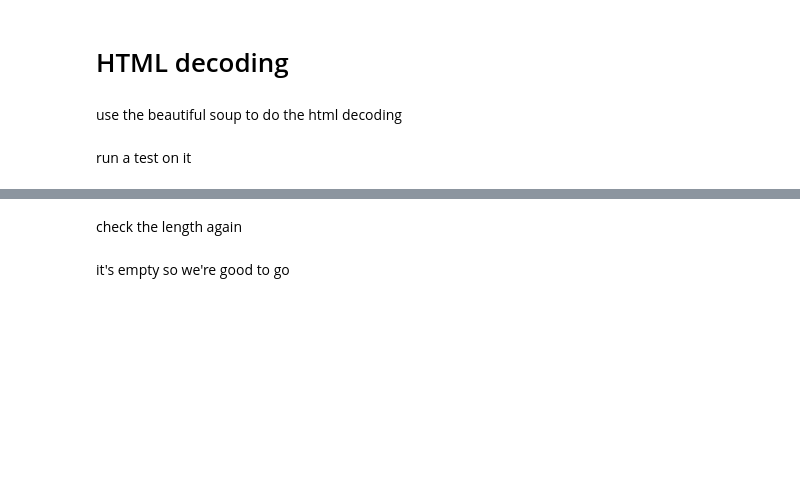
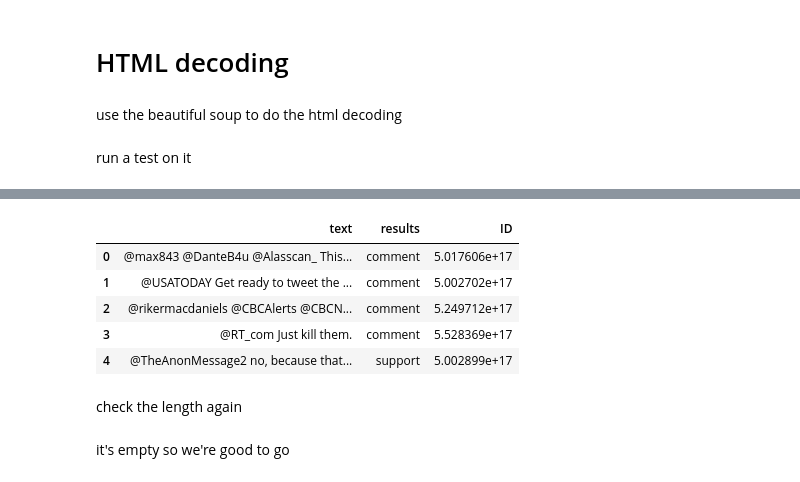
Before and after one commit to NicoleLam/NLP-text-classification, a Jupyter notebook: task_A.ipynb, the cells around one changed output, grey strips where cells are left out. Cells and saved outputs as stored; diff of their text form; code cells hidden in the pictures; blank space fills up the shorter version.

```diff
--- a/task_A.ipynb
+++ b/task_A.ipynb
@@ -185,3 +169,12 @@ htmldata
+# %%
+htmldata.head()
+# %% [output]
+|  | text | results | ID |
+| 0 | @max843 @DanteB4u @Alasscan_ This... | comment | 5.017606e+17 |
+| 1 | @USATODAY Get ready to tweet the ... | comment | 5.002702e+17 |
+| 2 | @rikermacdaniels @CBCAlerts @CBCN... | comment | 5.249712e+17 |
+| 3 | @RT_com Just kill them. | comment | 5.528369e+17 |
+| 4 | @TheAnonMessage2 no, because that... | support | 5.002899e+17 |
 # %% [markdown]
 check the length again
 # %%
```
Also changed, not shown: parts of 28 cells of this notebook.
